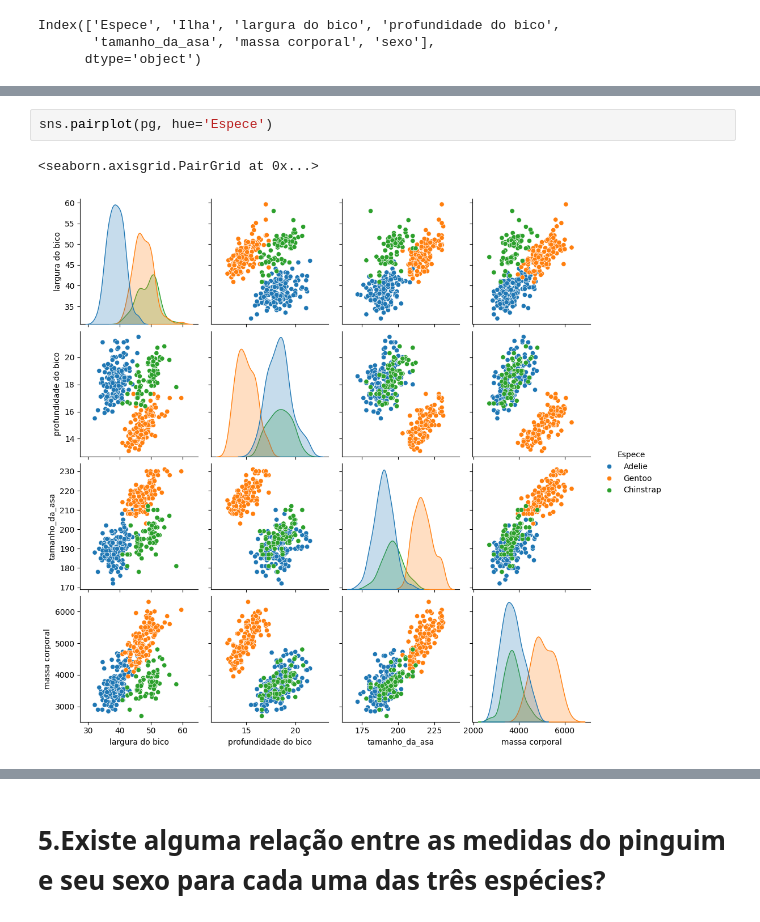
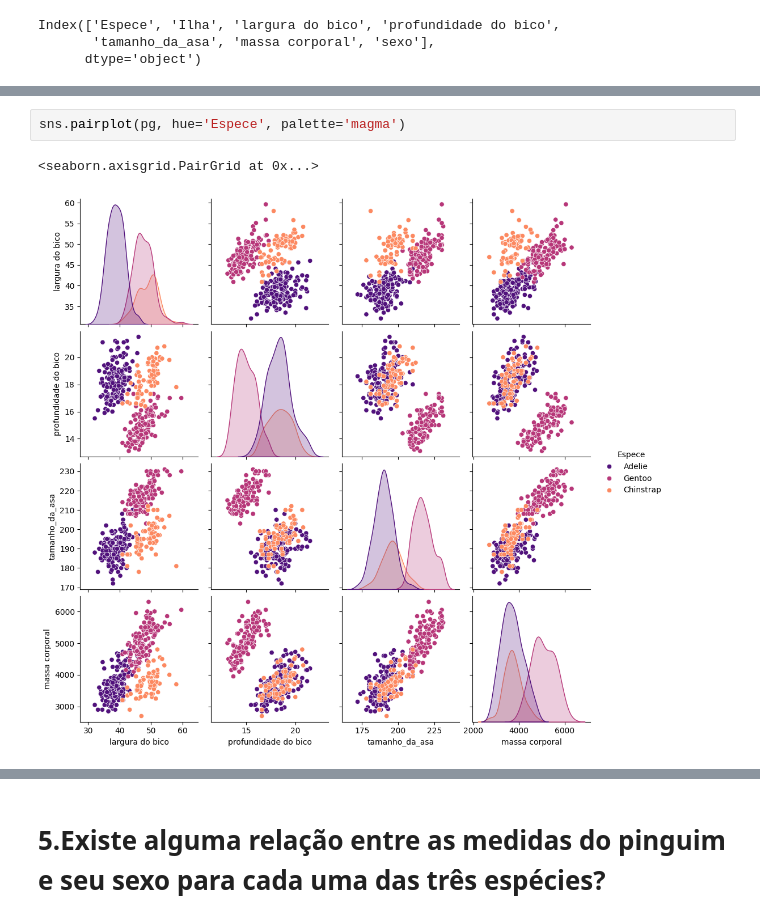
Before and after one commit to XaNd204/ML, a Jupyter notebook: Projeto ML - Pinguins.ipynb, the cells around one changed output, grey strips where cells are left out. Drawn from its saved outputs; the diff is of its cells as text.

```diff
--- a/Projeto ML - Pinguins.ipynb
+++ b/Projeto ML - Pinguins.ipynb
@@ -125,5 +133,5 @@ colunas_numericas = ['largura do bico', 'profundidade do bico', 'tamanho_da_asa'
 # %%
-sns.pairplot(pg, hue='Espece')
+sns.pairplot(pg, hue='Espece', palette='magma')
 # %% [output]
 <seaborn.axisgrid.PairGrid at 0x...>
-[figure, old version]
+[figure, new version]
```
Also changed, not shown: parts of 3 cells of this notebook.
